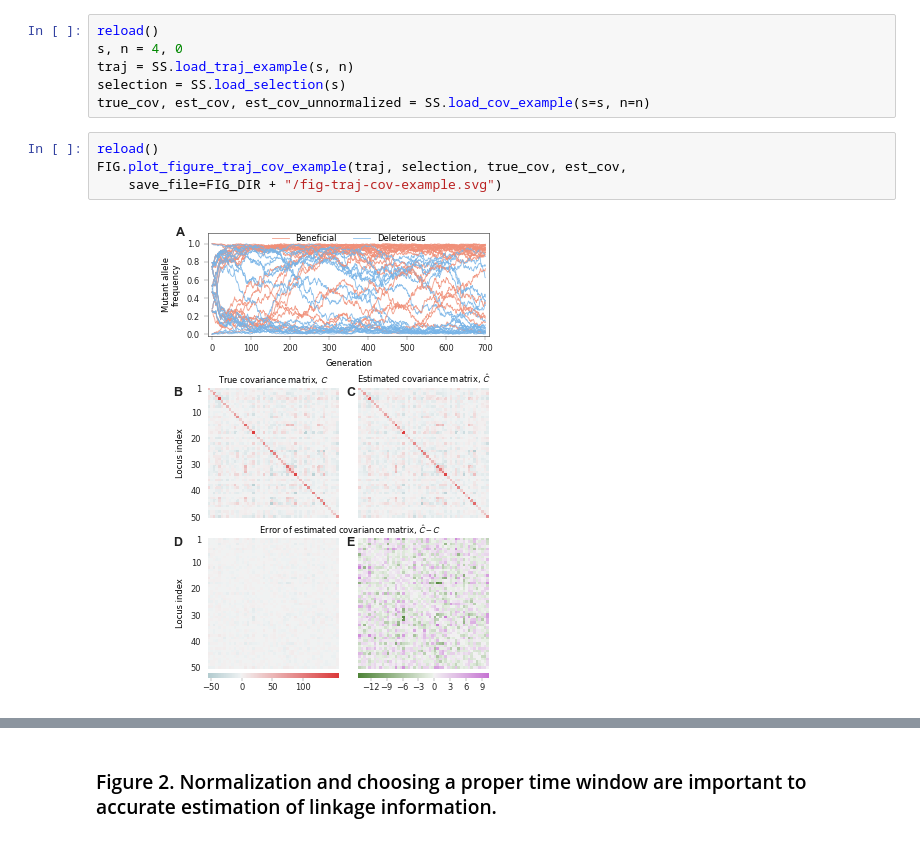
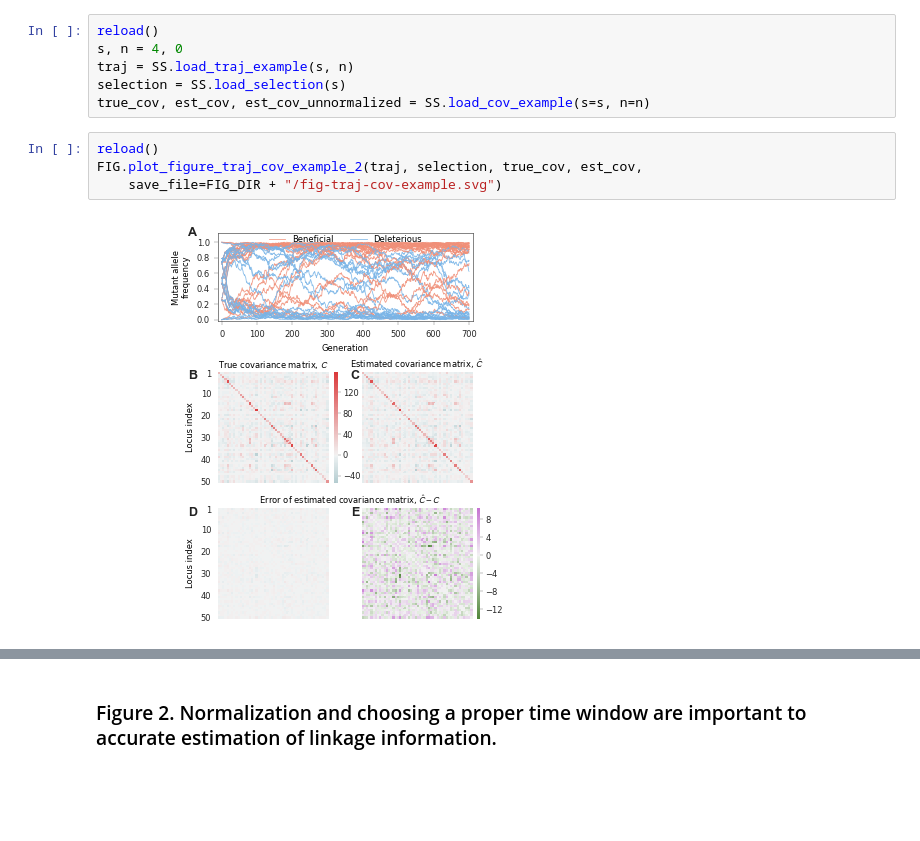
Before and after one commit to bartonlab/paper-covariance-estimation, a Jupyter notebook: figures.ipynb, the cells around one changed output, grey strips where cells are left out. Cells and saved outputs as stored; diff of their text form; blank space fills up the shorter version.

```diff
--- a/figures.ipynb
+++ b/figures.ipynb
@@ -137,10 +137,10 @@ selection = SS.load_selection(s)
 true_cov, est_cov, est_cov_unnormalized = SS.load_cov_example(s=s, n=n)
 # %%
 reload()
-FIG.plot_figure_traj_cov_example(traj, selection, true_cov, est_cov,
+FIG.plot_figure_traj_cov_example_2(traj, selection, true_cov, est_cov,
     save_file=FIG_DIR + "/fig-traj-cov-example.svg")
 # %% [output]
-[figure, old version]
+[figure, new version]
 # %% [markdown]
 <a id='fig2'></a>
 # %% [markdown]
```
Also changed, not shown: parts of 35 cells of this notebook, 36 other files.
